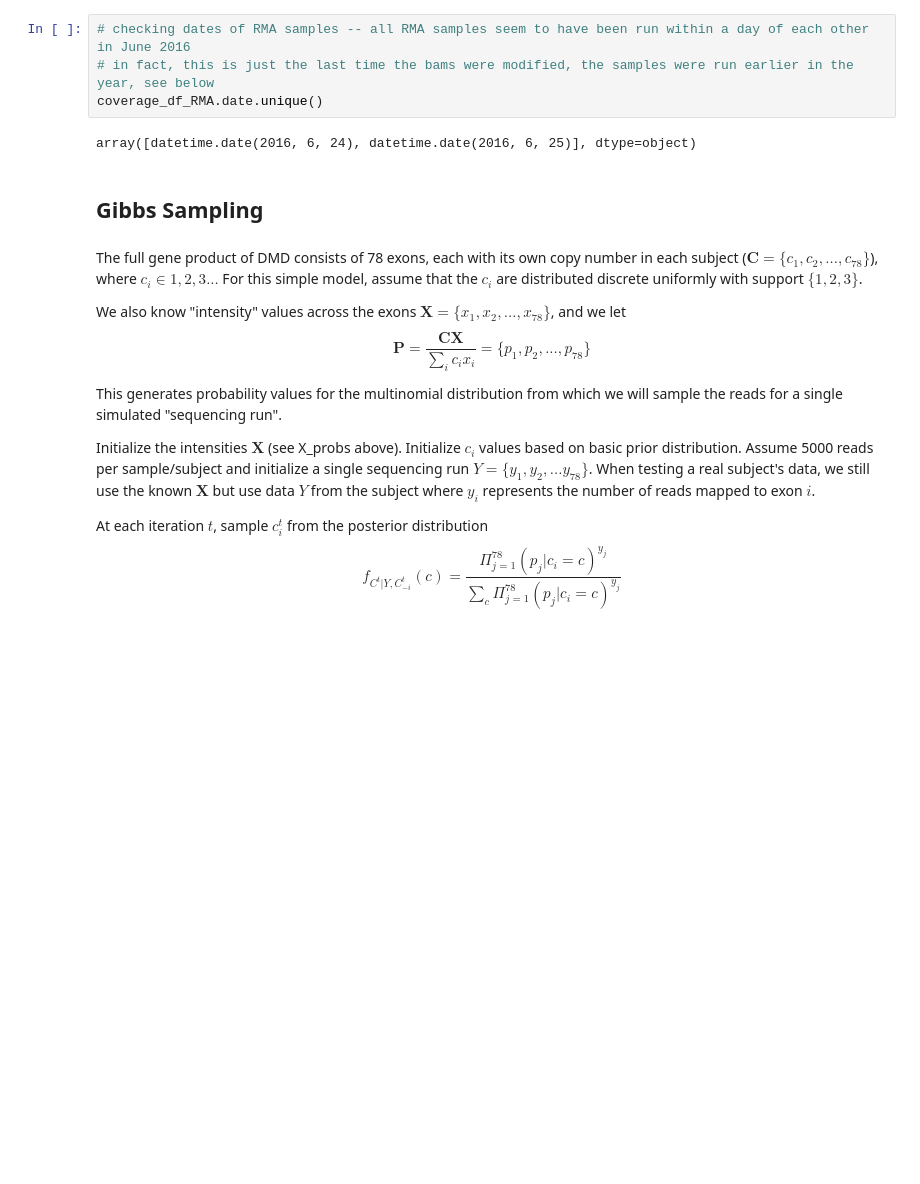
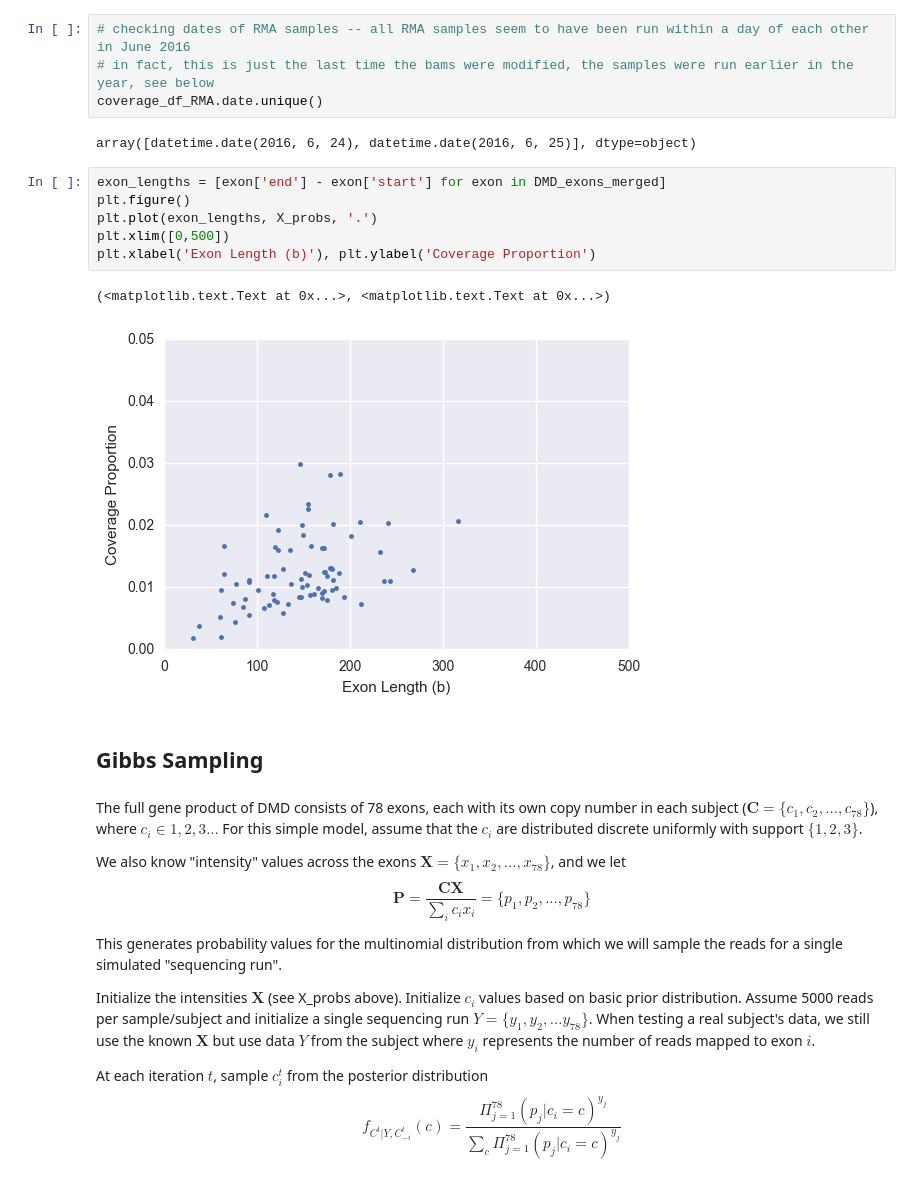
Before and after one commit to vkozareva/geneCNV, a Jupyter notebook: notebooks/Gibbs_sampling_CNV_detection.ipynb, the cells around one changed output. Drawn from its saved outputs; the diff is of its cells as text; blank space fills up the shorter version.

Commit message:
rerunning analysis with new coverage matrix

```diff
--- a/notebooks/Gibbs_sampling_CNV_detection.ipynb
+++ b/notebooks/Gibbs_sampling_CNV_detection.ipynb
@@ -124,6 +127,15 @@ RMA_norm.head()
 coverage_df_RMA.date.unique()
 # %% [output]
 array([datetime.date(2016, 6, 24), datetime.date(2016, 6, 25)], dtype=object)
+# %%
+exon_lengths = [exon['end'] - exon['start'] for exon in DMD_exons_merged]
+plt.figure()
+plt.plot(exon_lengths, X_probs, '.')
+plt.xlim([0,500])
+plt.xlabel('Exon Length (b)'), plt.ylabel('Coverage Proportion')
+# %% [output]
+(<matplotlib.text.Text at 0x...>, <matplotlib.text.Text at 0x...>)
+[figure, added]
 # %% [markdown]
 ## Gibbs Sampling
 # %% [markdown]
```
Also changed, not shown: parts of 11 cells of this notebook.
